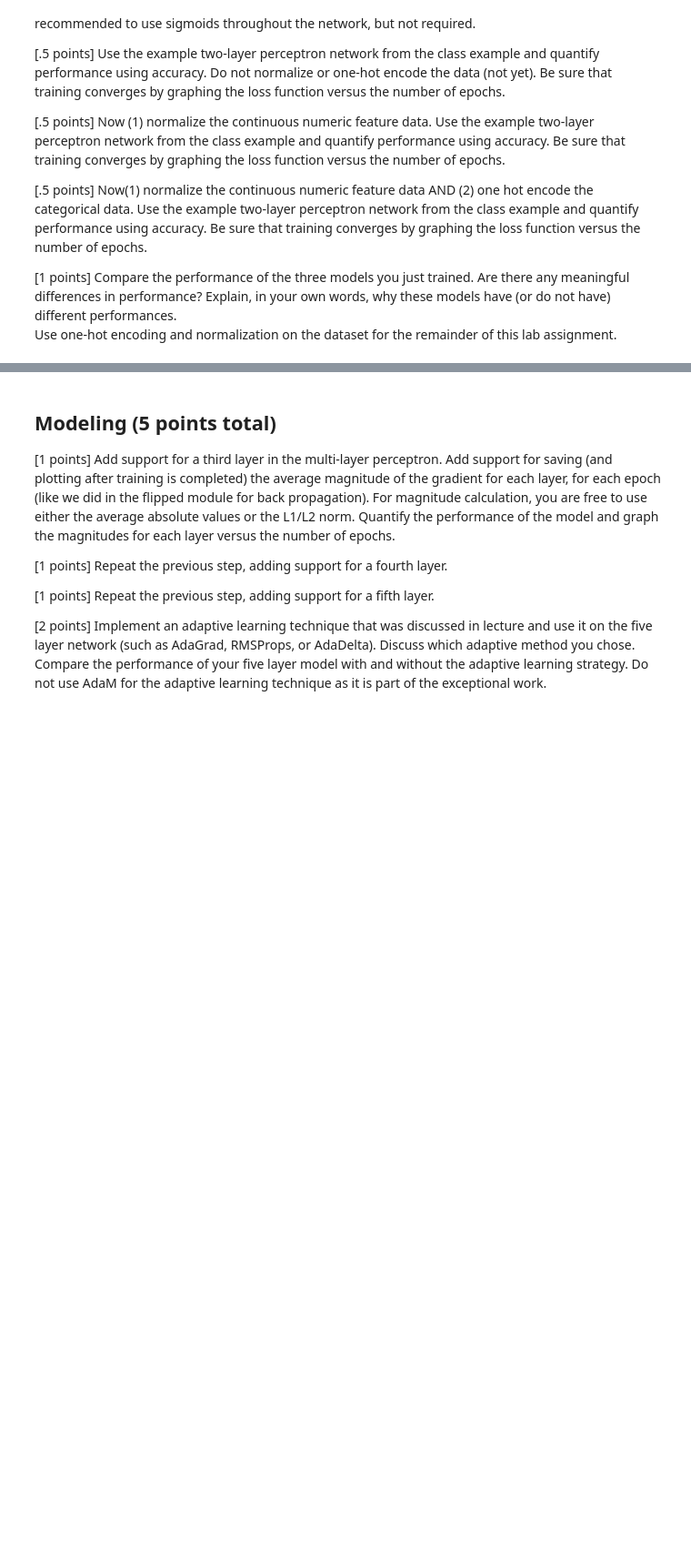
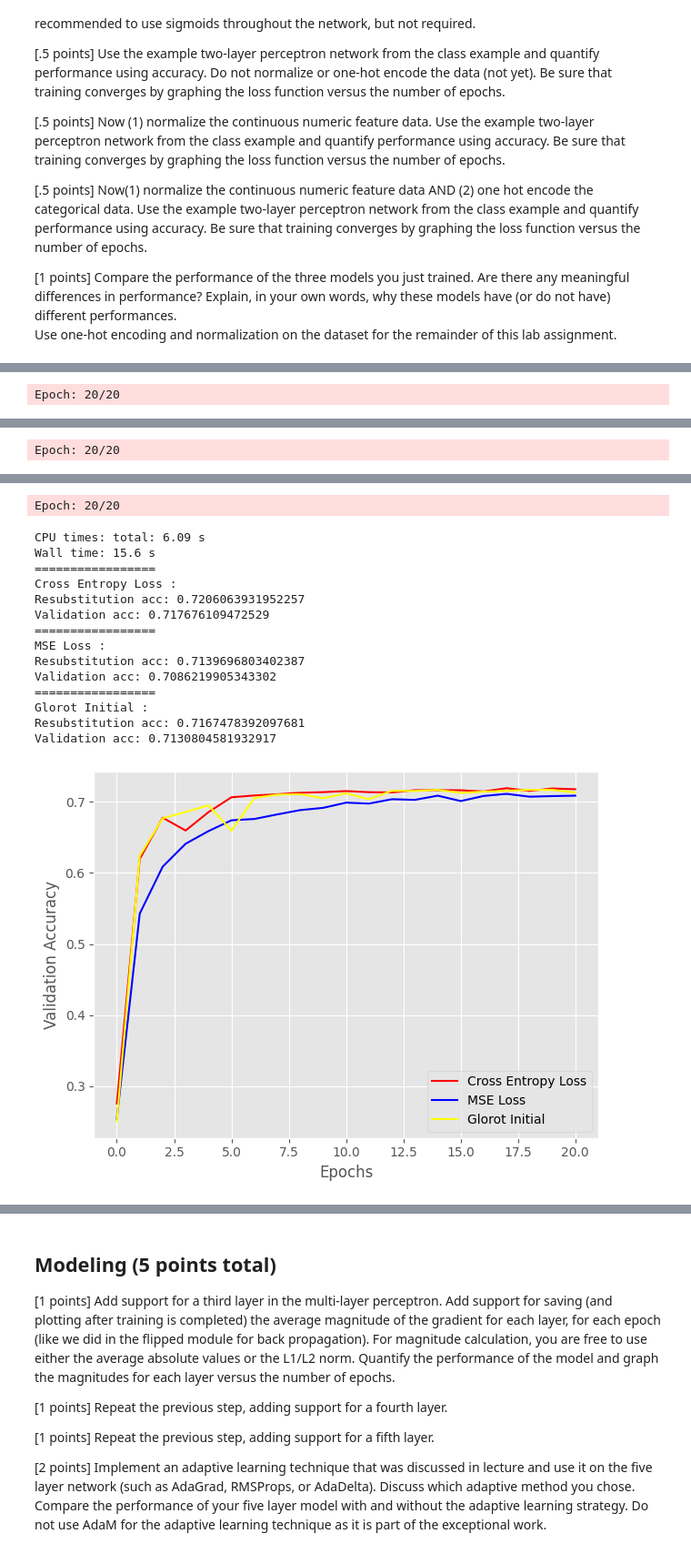
Before and after one commit to bennyandthejetss/ML_lab4, a Jupyter notebook: Lab4.ipynb, the cells around one changed output, grey strips where cells are left out. Shown: that part at 91% size. Saved outputs shown, nothing was run; the diff lists cells and outputs as text; code cells hidden in the pictures; blank space fills up the shorter version.

```diff
--- a/Lab4.ipynb
+++ b/Lab4.ipynb
@@ -675,0 +677,24 @@ Validation acc: 0.2524178613073599
+# %%
+norm_features = ['State', 'TotalPop', 'Men', 'Women', 'Hispanic', 'White', 'Black', 'Native', 'Asian', 'Pacific', 'VotingAgeCitizen', 'Poverty', 'Employed']
+df[norm_features] = (df[norm_features]-df[norm_features].mean()) / df[norm_features].std()
+X = df.to_numpy() # use everything else to predict!
+#df = pd.concat((df,tmpdf),axis=1)
+
+## X and y are now numpy matrices, by calling 'values' on the pandas data frames we
+#    have converted them into simple matrices to use with scikit learn
+
+
+# to use the cross validation object in scikit learn, we need to grab an instance
+#    of the object and set it up. This object will be able to split our data into
+#    training and testing splits
+X_train, X_test, y_train, y_test = train_test_split(X, y,
+                                                    test_size=0.2,
+                                                    random_state=0, shuffle = True)
+%time nn_cross.fit(X_train, y_train, print_progress=1, XY_test=(X_test, y_test))
+%time nn_quad.fit(X_train, y_train, print_progress=1, XY_test=(X_test, y_test))
+%time nn_better.fit(X_train, y_train, print_progress=1, XY_test=(X_test, y_test))
+print_result(nn_cross,X_train,y_train,X_test,y_test,title="Cross Entropy Loss",color="red")
+print_result(nn_quad,X_train,y_train,X_test,y_test,title="MSE Loss",color="blue")
+print_result(nn_better,X_train,y_train,X_test,y_test,title="Glorot Initial",color="yellow")
+# %% [output]
+Epoch: 20/20
@@ -675,0 +703 @@ Validation acc: 0.2524178613073599
+Epoch: 20/20
@@ -675,0 +706,16 @@ Validation acc: 0.2524178613073599
+Epoch: 20/20
+CPU times: total: 6.09 s
+Wall time: 15.6 s
+=================
+Cross Entropy Loss :
+Resubstitution acc: 0.7206063931952257
+Validation acc: 0.717676109472529
+=================
+MSE Loss :
+Resubstitution acc: 0.7139696803402387
+Validation acc: 0.7086219905343302
+=================
+Glorot Initial :
+Resubstitution acc: 0.7167478392097681
+Validation acc: 0.7130804581932917
+[figure, added]
```
Also changed, not shown: parts of 4 cells of this notebook.
